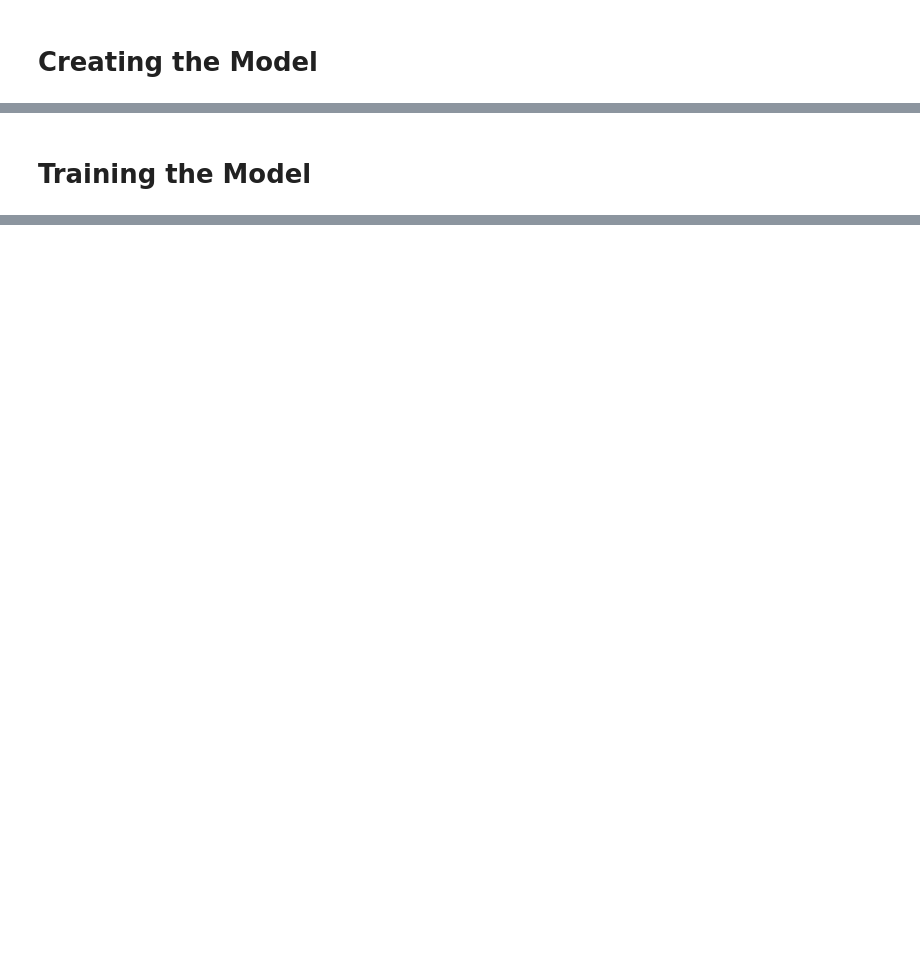
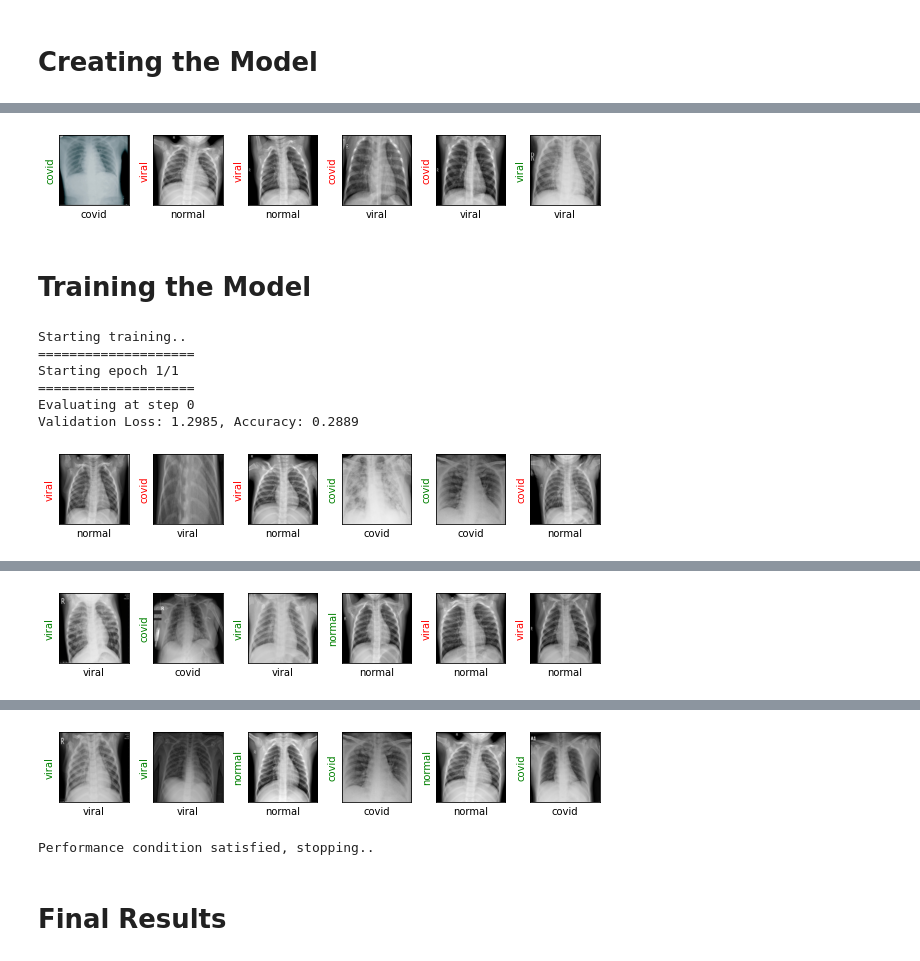
Before and after one commit to tapti-tech/Pytorch-Covid19, a Jupyter notebook: Complete Notebook.ipynb, the cells around one changed output, grey strips where cells are left out. Drawn from its saved outputs; the diff is of its cells as text; code cells hidden in the pictures; blank space fills up the shorter version.

```diff
--- a/Complete Notebook.ipynb
+++ b/Complete Notebook.ipynb
@@ -53,7 +55,7 @@ if os.path.isdir(os.path.join(root_dir, source_dirs[1])):
 class ChestXRayDataset(torch.utils.data.Dataset):
     def __init__(self, image_dirs, transform):
         def get_images(class_name):
-            images = [x for x in os.listdir(image_dirs[class_name]) if x.lower().endswith('png')]
+            images = [x for x in os.listdir(image_dirs[class_name]) if x[-3:].lower().endswith('png')]
             print(f'Found {len(images)} {class_name} examples')
             return images
 
@@ -96,3 +94,11 @@ test_transform = torchvision.transforms.Compose([
+# %%
+test_transform = torchvision.transforms.Compose([
+    torchvision.transforms.Resize(size=(224,224)),
+    torchvision.transforms.ToTensor(),
+    torchvision.transforms.Normalize(mean=[0.485, 0.456, 0.406],
+                                    std = [0.229,0.224,0.225])
+
+])
 # %% [markdown]
 # Prepare DataLoader
 # %%
@@ -124,23 +140,21 @@ print('Number of test batches', len(dl_test))
 # %%
 class_names = train_dataset.class_names
 
+def show_images(images, labels, preds):
+    plt.figure(figsize=(8,5))
+    for i , image in enumerate(images):
+        plt.subplot(1,6,i+1, xticks=[], yticks=[])
+        image = image.numpy().transpose((1,2,0))
+        mean = np.array([0.485, 0.456,0.406])
+        std = np.array([0.229, 0.224,0.225])
+        image = image *std +mean
+        image = np.clip(image,0.,1.)
+        plt.imshow(image)
 
-def show_images(images, labels, preds):
-    plt.figure(figsize=(8, 4))
-    for i, image in enumerate(images):
-        plt.subplot(1, 6, i + 1, xticks=[], yticks=[])
-        image = image.numpy().transpose((1, 2, 0))
-        mean = np.array([0.485, 0.456, 0.406])
-        std = np.array([0.229, 0.224, 0.225])
-        image = image * std + mean
-        image = np.clip(image, 0., 1.)
-        plt.imshow(image)
-        col = 'green'
-        if preds[i] != labels[i]:
-            col = 'red'
+        col = 'green' if preds[i] == labels[i] else 'red'
+        plt.xlabel(f'{class_names[int(labels[i].numpy())]}')
+        plt.ylabel(f'{class_names[int(preds[i].numpy())]}', color = col)
 
-        plt.xlabel(f'{class_names[int(labels[i].numpy())]}')
-        plt.ylabel(f'{class_names[int(preds[i].numpy())]}', color=col)
     plt.tight_layout()
     plt.show()
 # %%
@@ -168,6 +204,8 @@ def show_preds():
     show_images(images, labels, preds)
 # %%
 show_preds()
+# %% [output]
+[figure, added]
 # %% [markdown]
 # Training the Model
 # %%
@@ -221,3 +259,13 @@ def train(epochs):
 
         print(f'Training Loss: {train_loss:.4f}')
     print('Training complete..')
+# %%
+train(epochs=1)
+# %% [output]
+Starting training..
+====================
+Starting epoch 1/1
+====================
+Evaluating at step 0
+Validation Loss: 1.2985, Accuracy: 0.2889
+[figure, added]
@@ -223,0 +274 @@ def train(epochs):
+[figure, added]
@@ -224,3 +277,7 @@ def train(epochs):
+[figure, added]
+Performance condition satisfied, stopping..
+# %% [markdown]
+# Final Results
 # %%
 %%time
 
```
Also changed, not shown: parts of 13 cells of this notebook.
